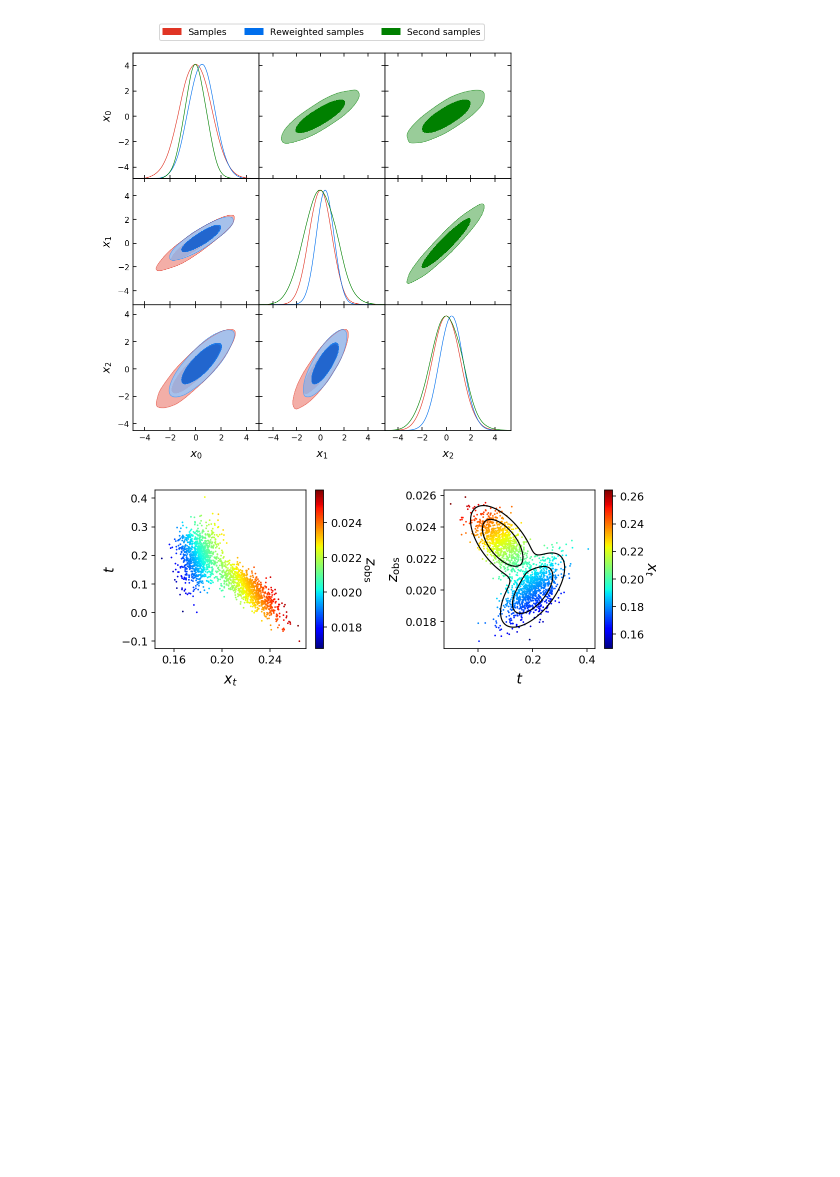
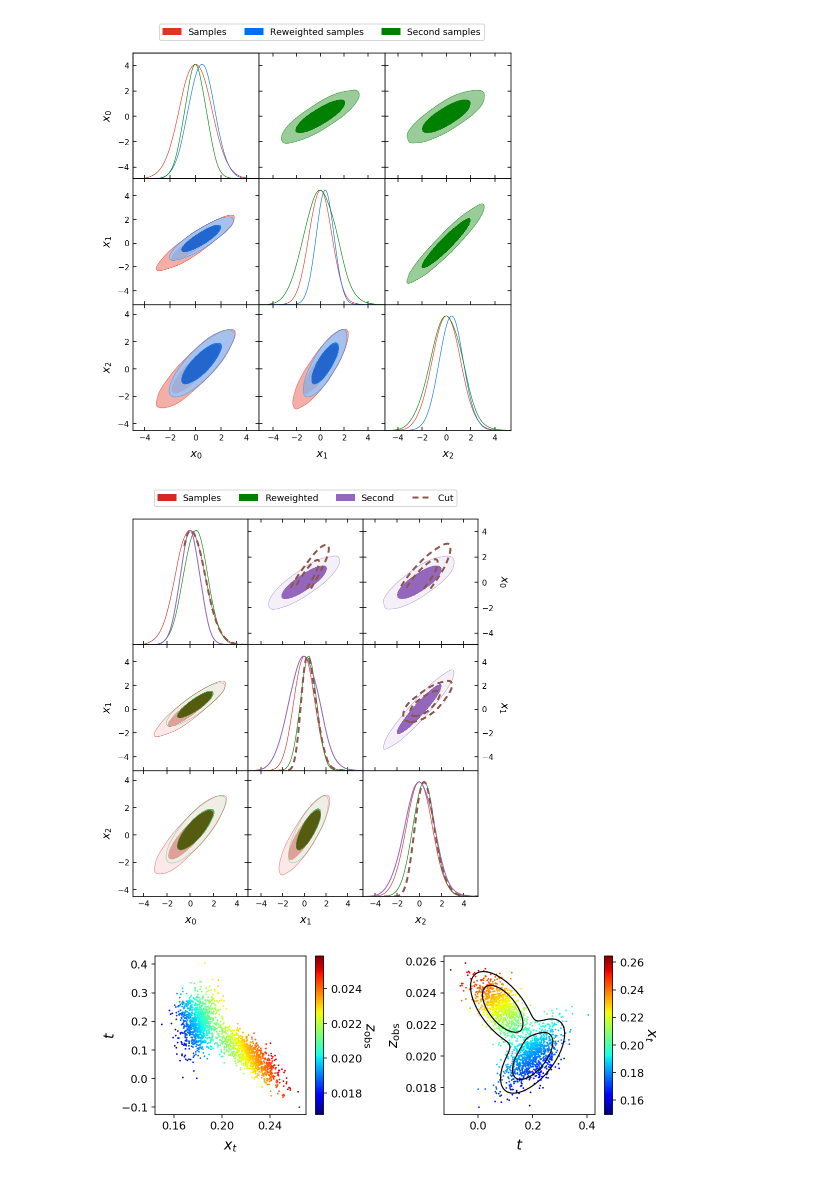
Before and after one commit to xgarrido/getdist, a Jupyter notebook: docs/plot_gallery.ipynb, the cells around one changed output. Cells and saved outputs as stored; diff of their text form; code cells hidden in the pictures; blank space fills up the shorter version.

Commit message:
upper_label_right option for triangle plot; read sampler from .properties.ini

```diff
--- a/docs/plot_gallery.ipynb
+++ b/docs/plot_gallery.ipynb
@@ -418,6 +418,22 @@ g.triangle_plot([samples,new_samples], ['x0', 'x1', 'x2'], filled=True,
                 legend_labels=['Samples','Reweighted samples','Second samples']);
 # %% [output]
 [figure]
+# %%
+# Variants
+g = plots.get_subplot_plotter()
+from matplotlib import cm
+upper_kwargs = {'contour_colors': cm.tab10.colors[4:], 'contour_ls': ['-', '--'], 'filled': [True, False],
+                'show_1d': [True, True], 'contour_lws':[1,2]}
+g.settings.solid_contour_palefactor = 0.9
+g.settings.alpha_filled_add = 0.6
+g.triangle_plot([samples,new_samples], ['x0', 'x1', 'x2'], filled=True,
+                contour_colors=['C3','green'],
+                upper_roots = [samples2, cut_samples],
+                upper_kwargs = upper_kwargs,
+                upper_label_right=True,
+                legend_labels=['Samples','Reweighted','Second', 'Cut']);
+# %% [output]
+[figure, added]
 # %%
 # Sets of 3D plots
 g = plots.get_subplot_plotter(width_inch=8)
```
Also changed, not shown: parts of 1 cell of this notebook, 4 other files.
